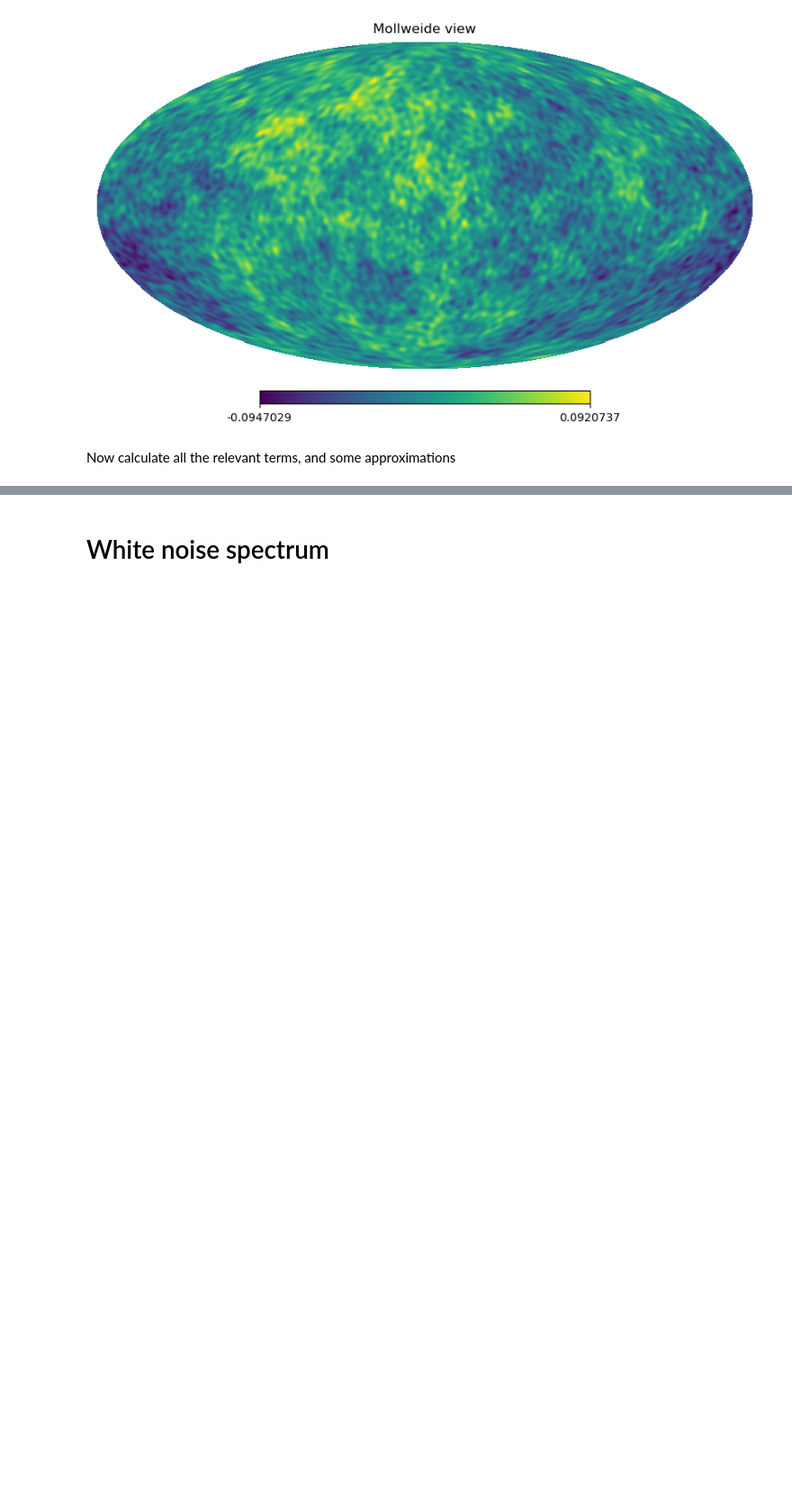
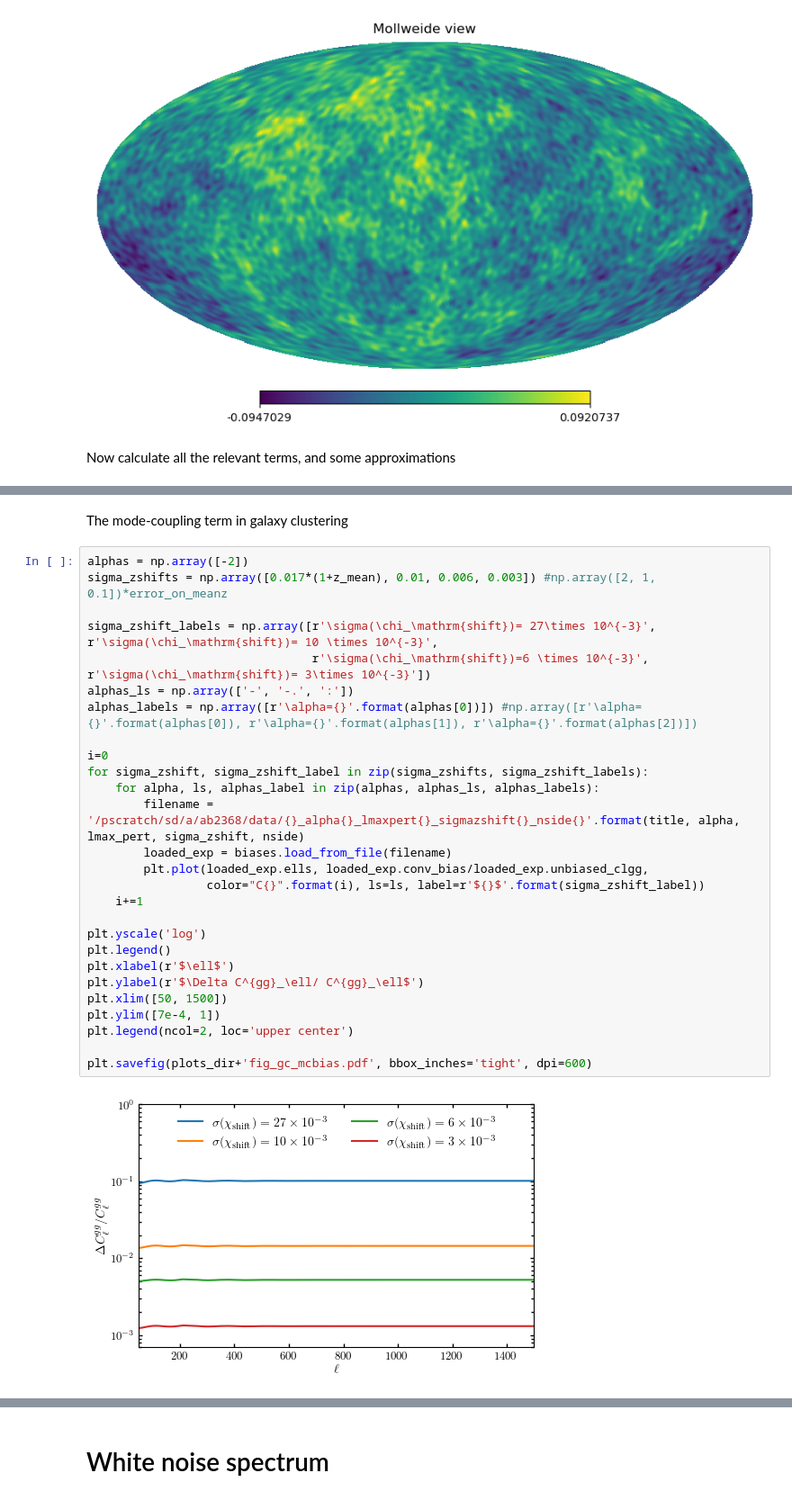
Before and after one commit to abaleato/CARDiAC, a Jupyter notebook: biases_code/galaxy_clustering_example.ipynb, the cells around one changed output, grey strips where cells are left out. Shown at 90% size. Cells and saved outputs as stored; diff of their text form; blank space fills up the shorter version.

```diff
--- a/biases_code/galaxy_clustering_example.ipynb
+++ b/biases_code/galaxy_clustering_example.ipynb
@@ -142,0 +187,31 @@ plt.ylim([-0.05, 0.05])
+# %% [markdown]
+The mode-coupling term in galaxy clustering
+# %%
+alphas = np.array([-2])
+sigma_zshifts = np.array([0.017*(1+z_mean), 0.01, 0.006, 0.003]) #np.array([2, 1, 0.1])*error_on_meanz
+
+sigma_zshift_labels = np.array([r'\sigma(\chi_\mathrm{shift})= 27\times 10^{-3}', r'\sigma(\chi_\mathrm{shift})= 10 \times 10^{-3}',
+                                r'\sigma(\chi_\mathrm{shift})=6 \times 10^{-3}', r'\sigma(\chi_\mathrm{shift})= 3\times 10^{-3}'])
+alphas_ls = np.array(['-', '-.', ':'])
+alphas_labels = np.array([r'\alpha={}'.format(alphas[0])]) #np.array([r'\alpha={}'.format(alphas[0]), r'\alpha={}'.format(alphas[1]), r'\alpha={}'.format(alphas[2])])
+
+i=0
+for sigma_zshift, sigma_zshift_label in zip(sigma_zshifts, sigma_zshift_labels):
+    for alpha, ls, alphas_label in zip(alphas, alphas_ls, alphas_labels):
+        filename = '/pscratch/sd/a/ab2368/data/{}_alpha{}_lmaxpert{}_sigmazshift{}_nside{}'.format(title, alpha, lmax_pert, sigma_zshift, nside)
+        loaded_exp = biases.load_from_file(filename)
+        plt.plot(loaded_exp.ells, loaded_exp.conv_bias/loaded_exp.unbiased_clgg,
+                 color="C{}".format(i), ls=ls, label=r'${}$'.format(sigma_zshift_label))
+    i+=1
+
+plt.yscale('log')
+plt.legend()
+plt.xlabel(r'$\ell$')
+plt.ylabel(r'$\Delta C^{gg}_\ell/ C^{gg}_\ell$')
+plt.xlim([50, 1500])
+plt.ylim([7e-4, 1])
+plt.legend(ncol=2, loc='upper center')
+
+plt.savefig(plots_dir+'fig_gc_mcbias.pdf', bbox_inches='tight', dpi=600)
+# %% [output]
+[figure, added]
```
Also changed, not shown: parts of 16 cells of this notebook.
